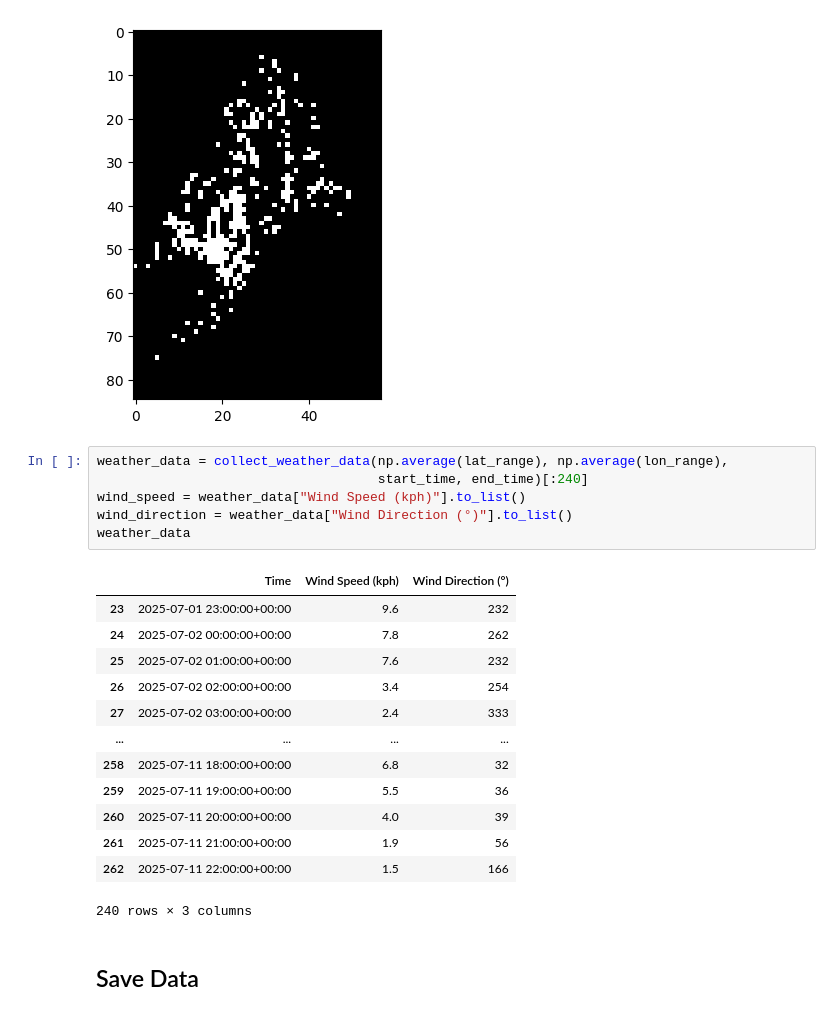
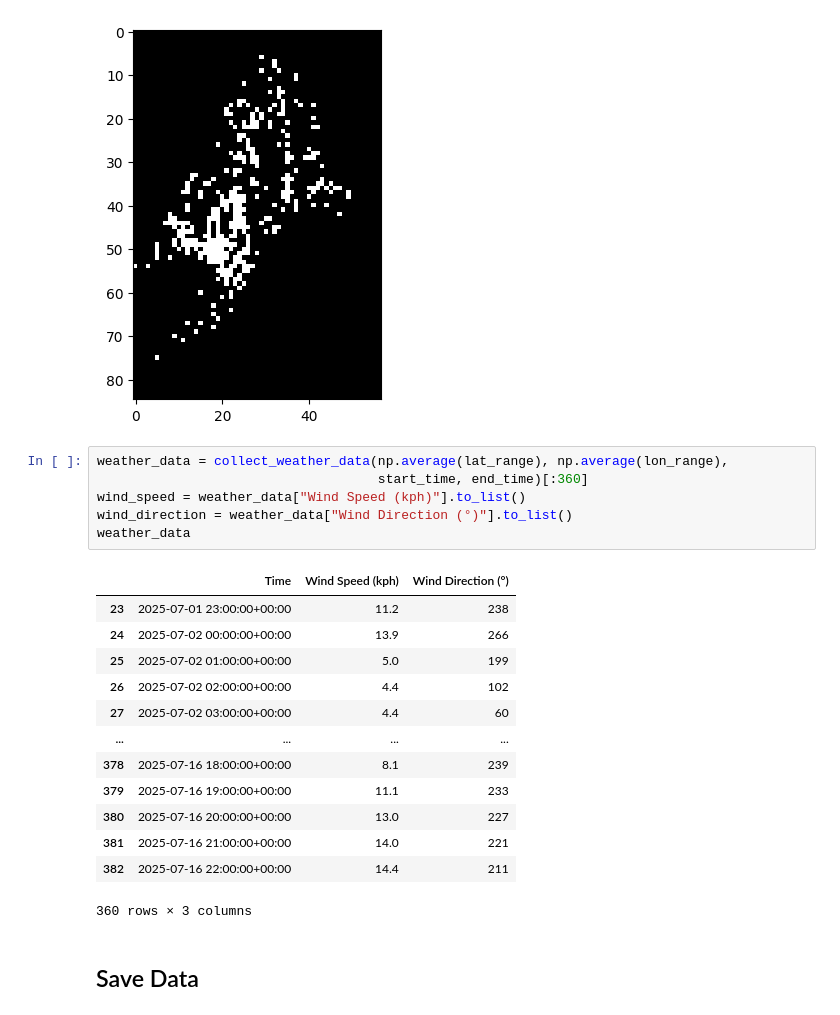
Before and after one commit to claraelisabeth/Adv_Modelling_and_Simulation, a Jupyter notebook: notebooks/collect_scenarios.ipynb, the cells around one changed output. Saved outputs shown, nothing was run; the diff lists cells and outputs as text.

```diff
--- a/notebooks/collect_scenarios.ipynb
+++ b/notebooks/collect_scenarios.ipynb
@@ -80,24 +80,24 @@ plt.imshow(burned_mask, cmap='gray');
 [figure]
 # %%
 weather_data = collect_weather_data(np.average(lat_range), np.average(lon_range),
-                                    start_time, end_time)[:240]
+                                    start_time, end_time)[:360]
 wind_speed = weather_data["Wind Speed (kph)"].to_list()
 wind_direction = weather_data["Wind Direction (°)"].to_list()
 weather_data
 # %% [output]
 |  | Time | Wind Speed (kph) | Wind Direction (°) |
-| 23 | 2025-07-01 23:00:00+00:00 | 9.6 | 232 |
-| 24 | 2025-07-02 00:00:00+00:00 | 7.8 | 262 |
-| 25 | 2025-07-02 01:00:00+00:00 | 7.6 | 232 |
-| 26 | 2025-07-02 02:00:00+00:00 | 3.4 | 254 |
-| 27 | 2025-07-02 03:00:00+00:00 | 2.4 | 333 |
+| 23 | 2025-07-01 23:00:00+00:00 | 11.2 | 238 |
+| 24 | 2025-07-02 00:00:00+00:00 | 13.9 | 266 |
+| 25 | 2025-07-02 01:00:00+00:00 | 5.0 | 199 |
+| 26 | 2025-07-02 02:00:00+00:00 | 4.4 | 102 |
+| 27 | 2025-07-02 03:00:00+00:00 | 4.4 | 60 |
 | ... | ... | ... | ... |
-| 258 | 2025-07-11 18:00:00+00:00 | 6.8 | 32 |
-| 259 | 2025-07-11 19:00:00+00:00 | 5.5 | 36 |
-| 260 | 2025-07-11 20:00:00+00:00 | 4.0 | 39 |
-| 261 | 2025-07-11 21:00:00+00:00 | 1.9 | 56 |
-| 262 | 2025-07-11 22:00:00+00:00 | 1.5 | 166 |
+| 378 | 2025-07-16 18:00:00+00:00 | 8.1 | 239 |
+| 379 | 2025-07-16 19:00:00+00:00 | 11.1 | 233 |
+| 380 | 2025-07-16 20:00:00+00:00 | 13.0 | 227 |
+| 381 | 2025-07-16 21:00:00+00:00 | 14.0 | 221 |
+| 382 | 2025-07-16 22:00:00+00:00 | 14.4 | 211 |
-240 rows × 3 columns
+360 rows × 3 columns
 # %% [markdown]
 ## Save Data
 # %%
```
Also changed, not shown: parts of 1 cell of this notebook, 13 other files.
